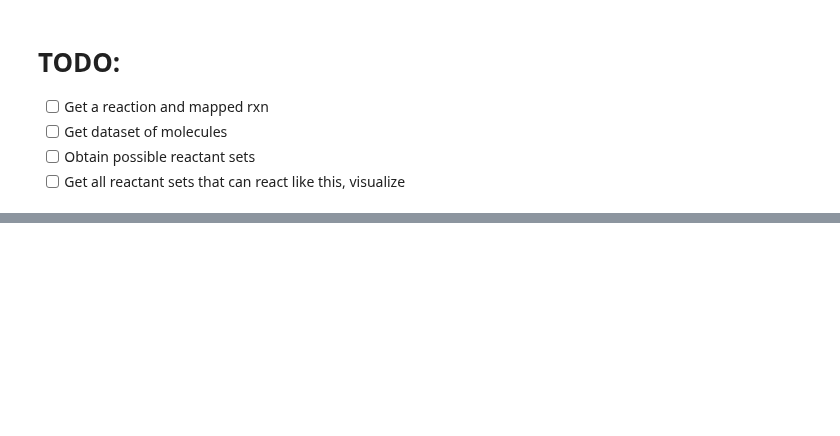
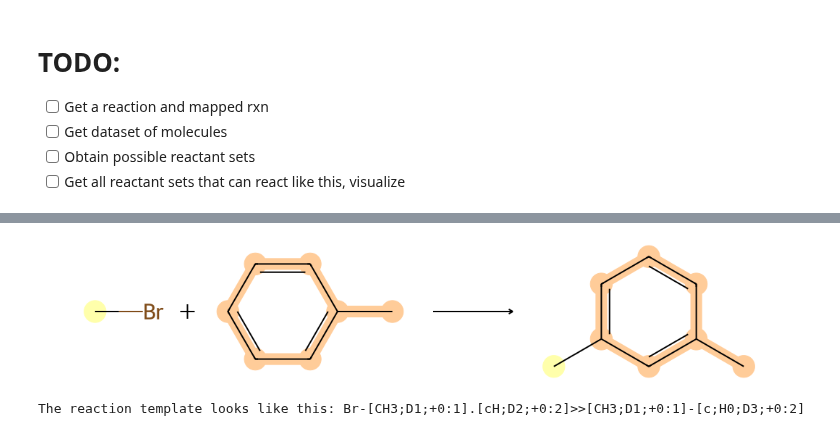
Before and after one commit to schwallergroup/ai4chem_course, a Jupyter notebook: notebooks/09 - Reaction properties/01_atom_mapping.ipynb, the cells around one changed output, grey strips where cells are left out. Saved outputs shown, nothing was run; the diff lists cells and outputs as text; code cells hidden in the pictures; blank space fills up the shorter version.

```diff
--- a/notebooks/09 - Reaction properties/01_atom_mapping.ipynb
+++ b/notebooks/09 - Reaction properties/01_atom_mapping.ipynb
@@ -139,0 +80,9 @@ visualize_mols(pred_reactants[0])
+# %%
+gen_rxn = 'Br[CH3:1].[cH:2]1[cH:3][cH:4][cH:5][c:6]([CH3:7])[cH:8]1>>[CH3:1][c:2]1[cH:3][cH:4][cH:5][c:6]([CH3:7])[cH:8]1'
+visualize_chemical_reaction(gen_rxn)
+
+gen_template = extract_template(gen_rxn)
+print(f'The reaction template looks like this: {gen_template}')
+# %% [output]
+[figure, added]
+The reaction template looks like this: Br-[CH3;D1;+0:1].[cH;D2;+0:2]>>[CH3;D1;+0:1]-[c;H0;D3;+0:2]
```
Also changed, not shown: parts of 19 cells of this notebook, 2 other files.
